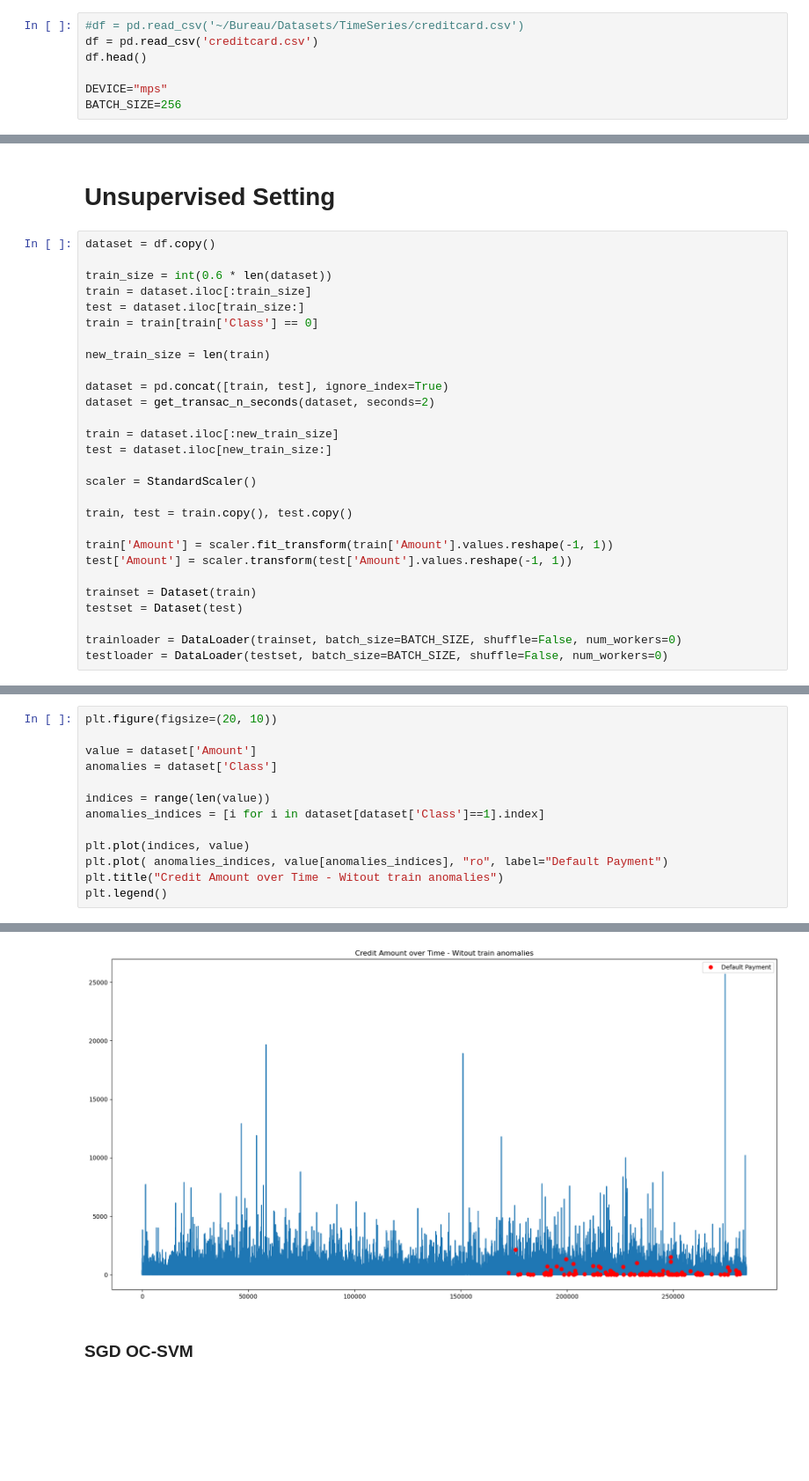
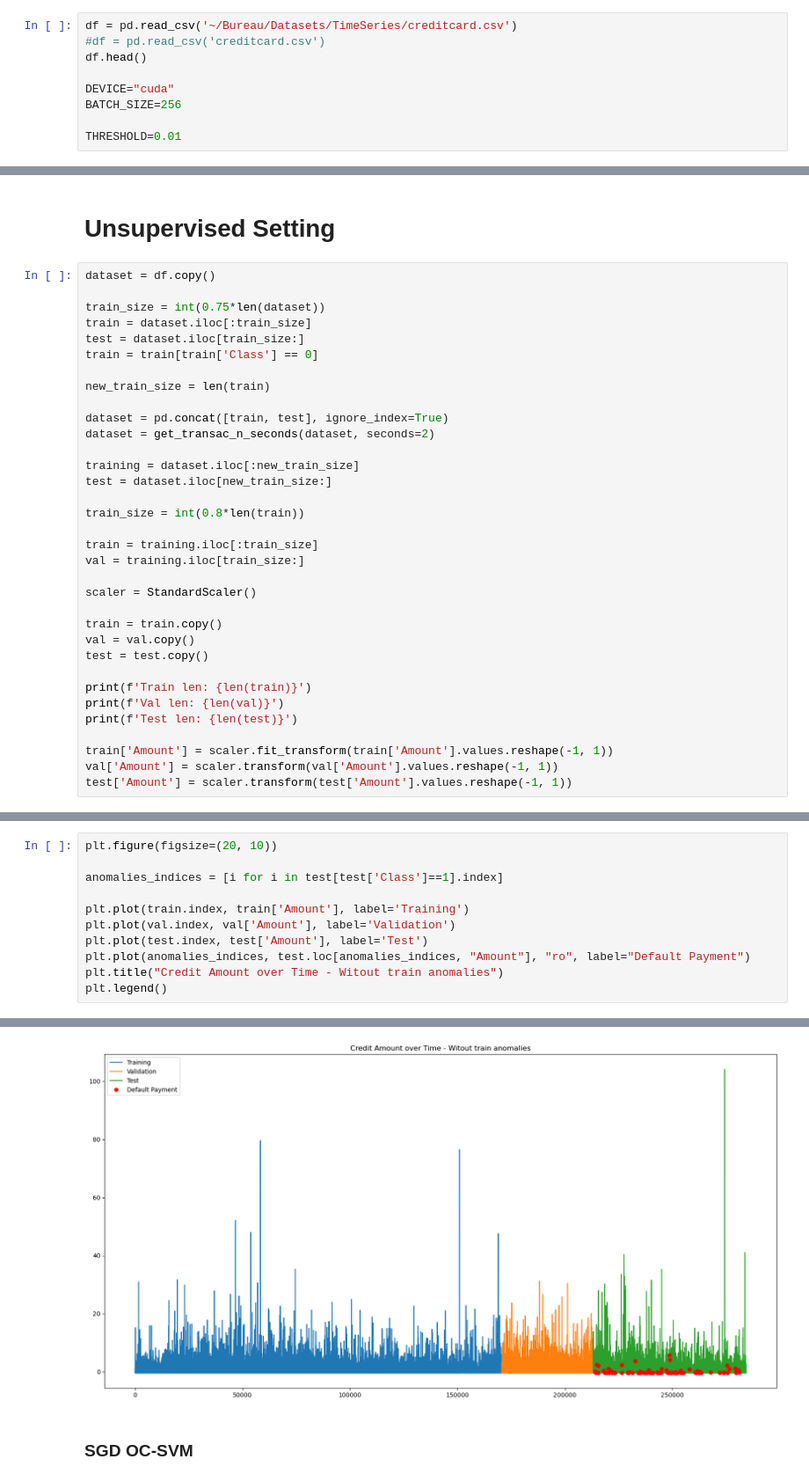
Before and after one commit to vilhess/CreditCardFraud, a Jupyter notebook: experiments.ipynb, the cells around one changed output, grey strips where cells are left out. Shown at 88% size. Saved outputs shown, nothing was run; the diff lists cells and outputs as text; blank space fills up the shorter version.

```diff
--- a/experiments.ipynb
+++ b/experiments.ipynb
@@ -17,12 +17,14 @@ from trainers.drocc_trainer import DROCCTrainer, adjust_learning_rate
 from trainers.dsvdd_trainer import DeepSVDD
 from trainers.vae_trainer import LossVAE
 # %%
-#df = pd.read_csv('~/Bureau/Datasets/TimeSeries/creditcard.csv')
-df = pd.read_csv('creditcard.csv')
+df = pd.read_csv('~/Bureau/Datasets/TimeSeries/creditcard.csv')
+#df = pd.read_csv('creditcard.csv')
 df.head()
 
-DEVICE="mps"
+DEVICE="cuda"
 BATCH_SIZE=256
+
+THRESHOLD=0.01
 # %%
 normal_rate = len(df[df['Class']==0])/ len(df)
 anormal_rate = len(df[df['Class']==1])/ len(df)
@@ -148,7 +202,7 @@ plt.show()
 # %%
 dataset = df.copy()
 
-train_size = int(0.6 * len(dataset))
+train_size = int(0.75*len(dataset))
 train = dataset.iloc[:train_size]
 test = dataset.iloc[train_size:]
 train = train[train['Class'] == 0]
@@ -158,18 +212,24 @@ new_train_size = len(train)
 dataset = pd.concat([train, test], ignore_index=True)
 dataset = get_transac_n_seconds(dataset, seconds=2)
 
-train = dataset.iloc[:new_train_size]
+training = dataset.iloc[:new_train_size]
 test = dataset.iloc[new_train_size:]
+
+train_size = int(0.8*len(train))
+
+train = training.iloc[:train_size]
+val = training.iloc[train_size:]
 
 scaler = StandardScaler()
 
-train, test = train.copy(), test.copy()
+train = train.copy()
+val = val.copy()
+test = test.copy()
+
+print(f'Train len: {len(train)}')
+print(f'Val len: {len(val)}')
+print(f'Test len: {len(test)}')
 
 train['Amount'] = scaler.fit_transform(train['Amount'].values.reshape(-1, 1))
+val['Amount'] = scaler.transform(val['Amount'].values.reshape(-1, 1))
 test['Amount'] = scaler.transform(test['Amount'].values.reshape(-1, 1))
-
-trainset = Dataset(train)
-testset = Dataset(test)
-
-trainloader = DataLoader(trainset, batch_size=BATCH_SIZE, shuffle=False, num_workers=0)
-testloader = DataLoader(testset, batch_size=BATCH_SIZE, shuffle=False, num_workers=0)
@@ -176,19 +240,17 @@ testloader = DataLoader(testset, batch_size=BATCH_SIZE, shuffle=False, num_worke
 # %%
 plt.figure(figsize=(20, 10))
 
-value = dataset['Amount']
-anomalies = dataset['Class']
+anomalies_indices = [i for i in test[test['Class']==1].index]
 
-indices = range(len(value))
-anomalies_indices = [i for i in dataset[dataset['Class']==1].index]
-
-plt.plot(indices, value)
-plt.plot( anomalies_indices, value[anomalies_indices], "ro", label="Default Payment")
+plt.plot(train.index, train['Amount'], label='Training')
+plt.plot(val.index, val['Amount'], label='Validation')
+plt.plot(test.index, test['Amount'], label='Test')
+plt.plot(anomalies_indices, test.loc[anomalies_indices, "Amount"], "ro", label="Default Payment")
 plt.title("Credit Amount over Time - Witout train anomalies")
 plt.legend()
 # %% [output]
 <matplotlib.legend.Legend at 0x...>
-[figure, old version]
+[figure, new version]
 # %% [markdown]
 ### SGD OC-SVM
 # %%
```
Also changed, not shown: parts of 33 cells of this notebook, 2 other files.
